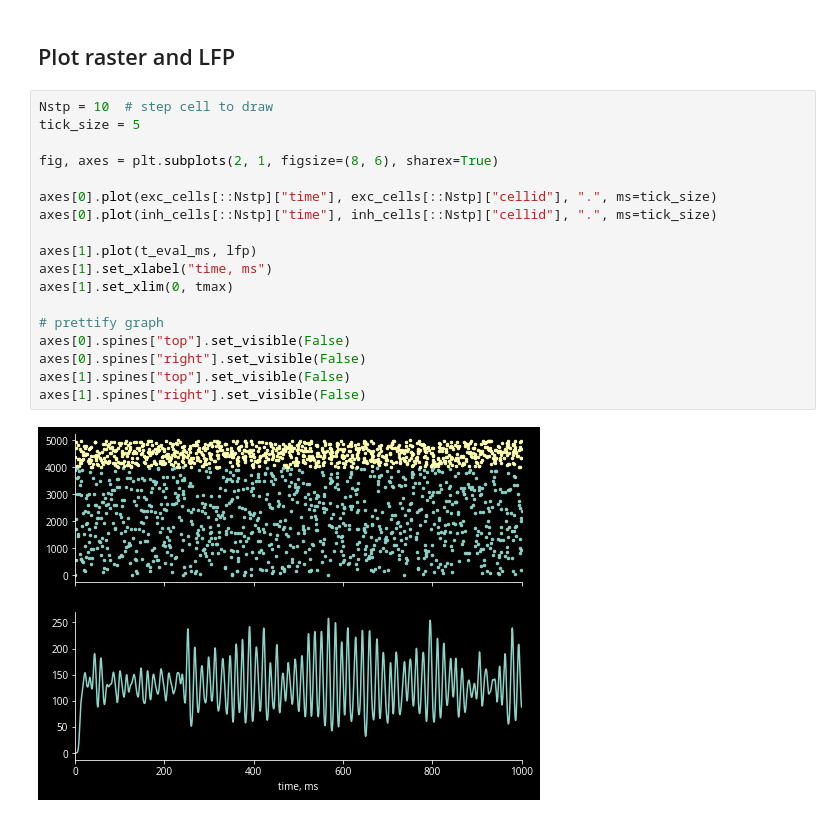
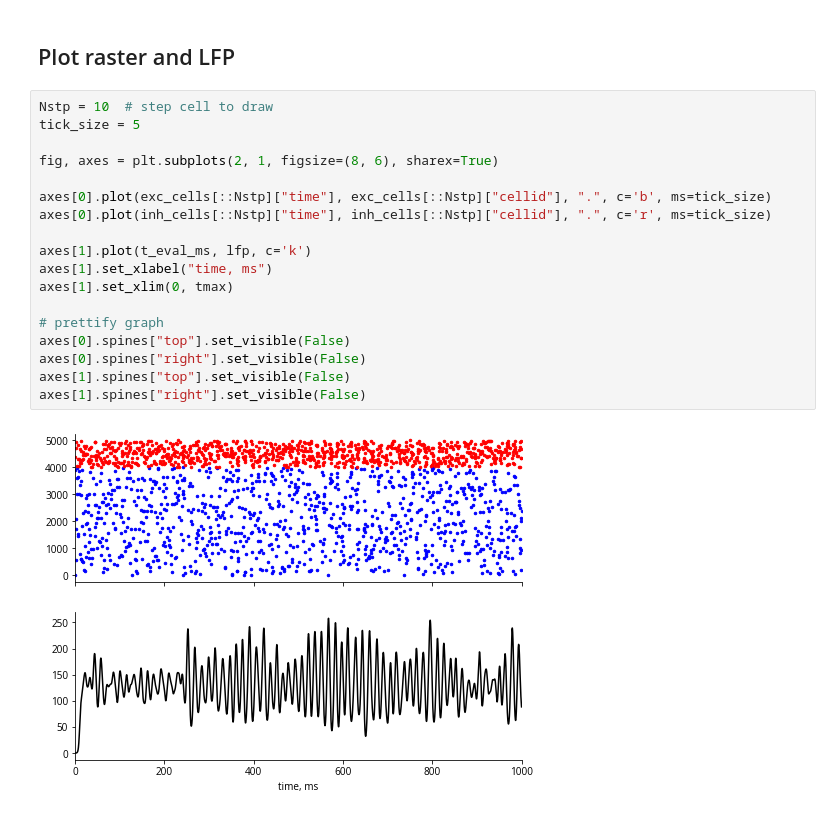
Before and after one commit to siplab-gt/tklfp, a Jupyter notebook: notebooks/demo_lfp_kernel.ipynb, the cells around one changed output. Cells and saved outputs as stored; diff of their text form.

```diff
--- a/notebooks/demo_lfp_kernel.ipynb
+++ b/notebooks/demo_lfp_kernel.ipynb
@@ -65,23 +65,23 @@ lfp = tklfp.compute(i_spikes, t_spikes, t_eval_ms)
 # %%
 Nstp = 10  # step cell to draw
 tick_size = 5
 
 fig, axes = plt.subplots(2, 1, figsize=(8, 6), sharex=True)
 
-axes[0].plot(exc_cells[::Nstp]["time"], exc_cells[::Nstp]["cellid"], ".", ms=tick_size)
-axes[0].plot(inh_cells[::Nstp]["time"], inh_cells[::Nstp]["cellid"], ".", ms=tick_size)
+axes[0].plot(exc_cells[::Nstp]["time"], exc_cells[::Nstp]["cellid"], ".", c='b', ms=tick_size)
+axes[0].plot(inh_cells[::Nstp]["time"], inh_cells[::Nstp]["cellid"], ".", c='r', ms=tick_size)
 
-axes[1].plot(t_eval_ms, lfp)
+axes[1].plot(t_eval_ms, lfp, c='k')
 axes[1].set_xlabel("time, ms")
 axes[1].set_xlim(0, tmax)
 
 # prettify graph
 axes[0].spines["top"].set_visible(False)
 axes[0].spines["right"].set_visible(False)
 axes[1].spines["top"].set_visible(False)
 axes[1].spines["right"].set_visible(False)
 # %% [output]
-[figure, old version]
+[figure, new version]
 # %% [markdown]
 This looks identical to the original NEURON output, so I think we're in good shape.
 
```
